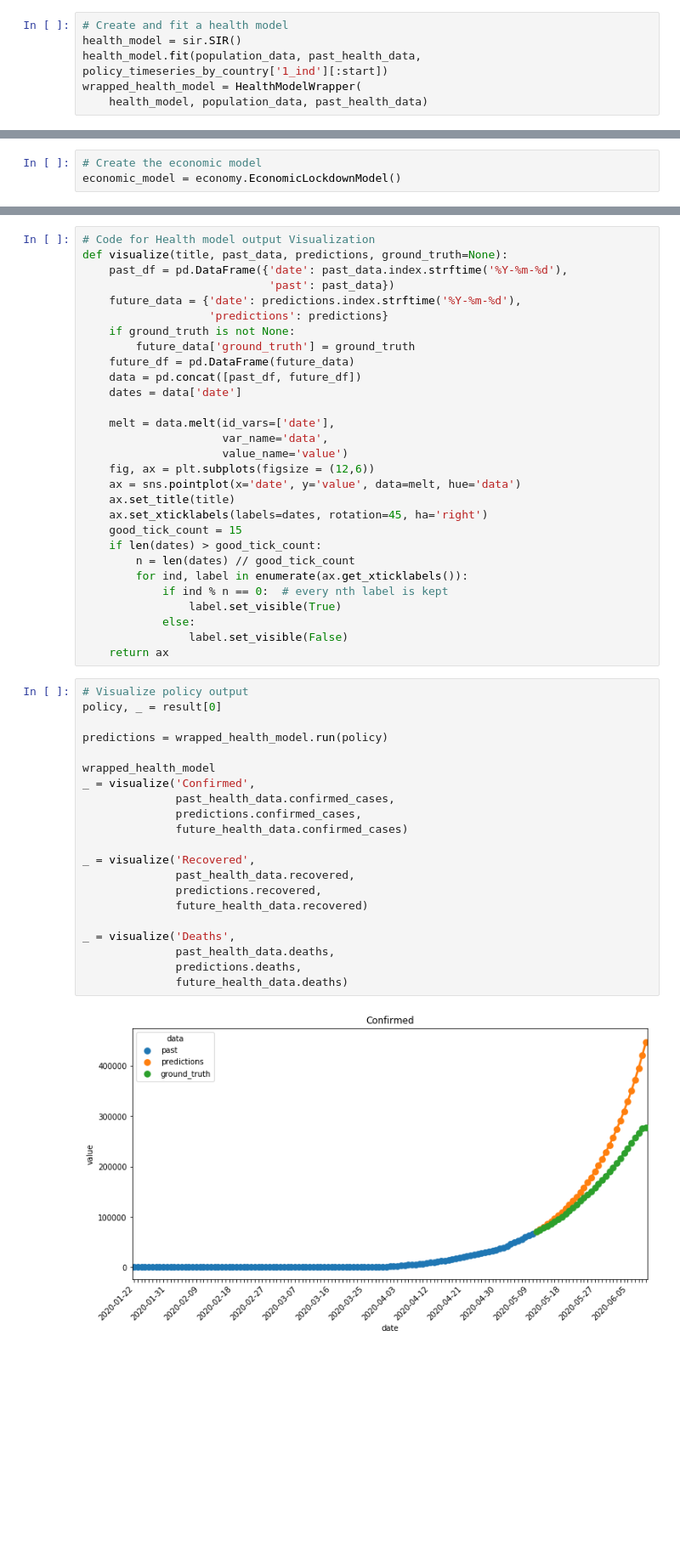
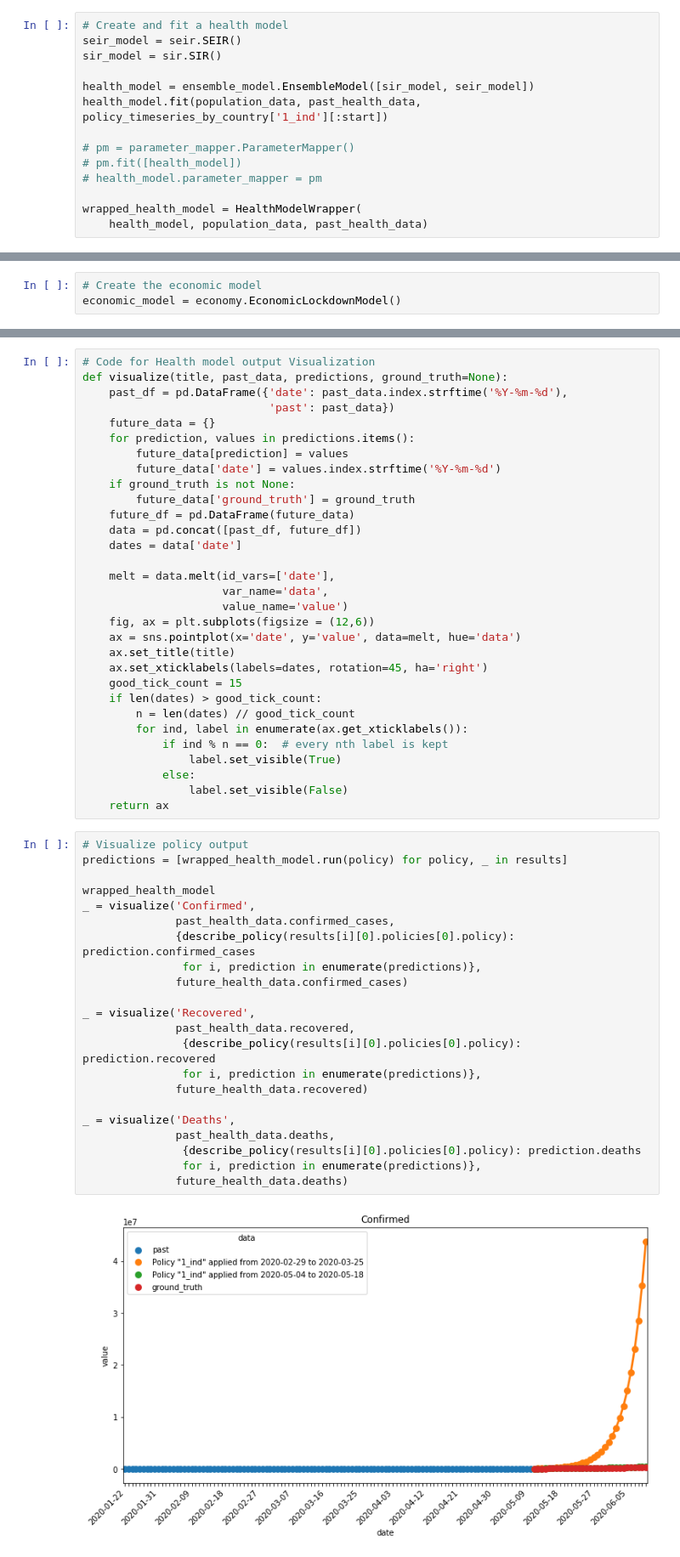
Before and after one commit to Auquan/help_project, a Jupyter notebook: src/main.ipynb, the cells around one changed output, grey strips where cells are left out. Shown at 85% size. Drawn from its saved outputs; the diff is of its cells as text; blank space fills up the shorter version.

```diff
--- a/src/main.ipynb
+++ b/src/main.ipynb
@@ -83,7 +86,15 @@ class Loss(loss_function.LossFunction):
         return sum(health_output.deaths), -sum(economic_output.values())
 # %%
 # Create and fit a health model
-health_model = sir.SIR()
+seir_model = seir.SEIR()
+sir_model = sir.SIR()
+
+health_model = ensemble_model.EnsembleModel([sir_model, seir_model])
 health_model.fit(population_data, past_health_data, policy_timeseries_by_country['1_ind'][:start])
+
+# pm = parameter_mapper.ParameterMapper()
+# pm.fit([health_model])
+# health_model.parameter_mapper = pm
+
 wrapped_health_model = HealthModelWrapper(
     health_model, population_data, past_health_data)
@@ -137,8 +149,10 @@ Deaths: 208110, GDP: 104147.86 - Policy "1_ind" applied from 2020-05-04 to 2020-
 def visualize(title, past_data, predictions, ground_truth=None):
     past_df = pd.DataFrame({'date': past_data.index.strftime('%Y-%m-%d'),
                             'past': past_data})
-    future_data = {'date': predictions.index.strftime('%Y-%m-%d'),
-                   'predictions': predictions}
+    future_data = {}
+    for prediction, values in predictions.items():
+        future_data[prediction] = values
+        future_data['date'] = values.index.strftime('%Y-%m-%d')
     if ground_truth is not None:
         future_data['ground_truth'] = ground_truth
     future_df = pd.DataFrame(future_data)
@@ -163,24 +177,25 @@ def visualize(title, past_data, predictions, ground_truth=None):
     return ax
 # %%
 # Visualize policy output
-policy, _ = result[0]
-
-predictions = wrapped_health_model.run(policy)
+predictions = [wrapped_health_model.run(policy) for policy, _ in results]
 
 wrapped_health_model
 _ = visualize('Confirmed',
               past_health_data.confirmed_cases,
-              predictions.confirmed_cases,
+              {describe_policy(results[i][0].policies[0].policy): prediction.confirmed_cases
+               for i, prediction in enumerate(predictions)},
               future_health_data.confirmed_cases)
 
 _ = visualize('Recovered',
               past_health_data.recovered,
-              predictions.recovered,
+               {describe_policy(results[i][0].policies[0].policy): prediction.recovered
+               for i, prediction in enumerate(predictions)},
               future_health_data.recovered)
 
 _ = visualize('Deaths',
               past_health_data.deaths,
-              predictions.deaths,
+               {describe_policy(results[i][0].policies[0].policy): prediction.deaths
+               for i, prediction in enumerate(predictions)},
               future_health_data.deaths)
 # %% [output]
-[figure, old version]
+[figure, new version]
```
Also changed, not shown: parts of 7 cells of this notebook, 17 other files.
